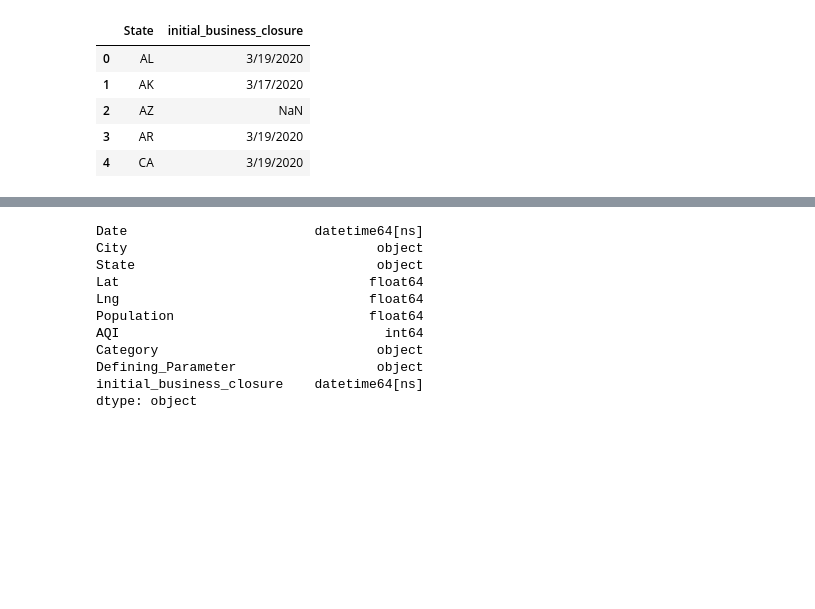
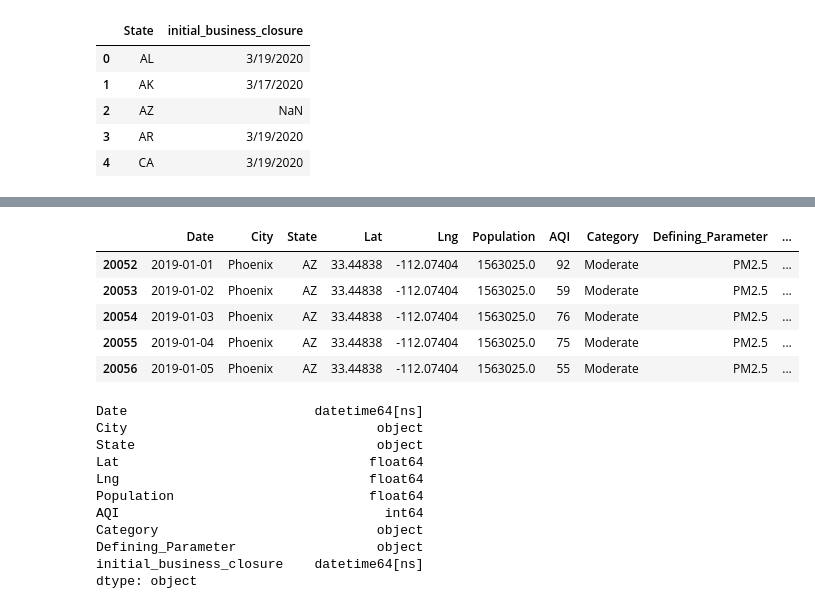
Before and after one commit to BenSnyder90/US-Air-Quality-During-COVID-19, a Jupyter notebook: merge_data.ipynb, the cells around one changed output, grey strips where cells are left out. Drawn from its saved outputs; the diff is of its cells as text; code cells hidden in the pictures; blank space fills up the shorter version.

```diff
--- a/merge_data.ipynb
+++ b/merge_data.ipynb
@@ -567,4 +567,15 @@ final_df = final_df.sort_values(["City","Date"])
 final_df.to_csv("sample_data.csv", index=False)
 # %%
 final_df = pd.read_csv("sample_data.csv")
+# %%
+final_df.loc[final_df["State"] == "AZ", "initial_business_closure"] = "2020-03-31"
+# %%
+final_df.loc[final_df["State"] == "AZ"].head()
+# %% [output]
+|  | Date | City | State | Lat | Lng | Population | AQI | Category | Defining_Parameter | ... |
+| 20052 | 2019-01-01 | Phoenix | AZ | 33.44838 | -112.07404 | 1563025.0 | 92 | Moderate | PM2.5 | ... |
+| 20053 | 2019-01-02 | Phoenix | AZ | 33.44838 | -112.07404 | 1563025.0 | 59 | Moderate | PM2.5 | ... |
+| 20054 | 2019-01-03 | Phoenix | AZ | 33.44838 | -112.07404 | 1563025.0 | 76 | Moderate | PM2.5 | ... |
+| 20055 | 2019-01-04 | Phoenix | AZ | 33.44838 | -112.07404 | 1563025.0 | 75 | Moderate | PM2.5 | ... |
+| 20056 | 2019-01-05 | Phoenix | AZ | 33.44838 | -112.07404 | 1563025.0 | 55 | Moderate | PM2.5 | ... |
 # %%
```
Also changed, not shown: parts of 3 cells of this notebook, 1 other file.
